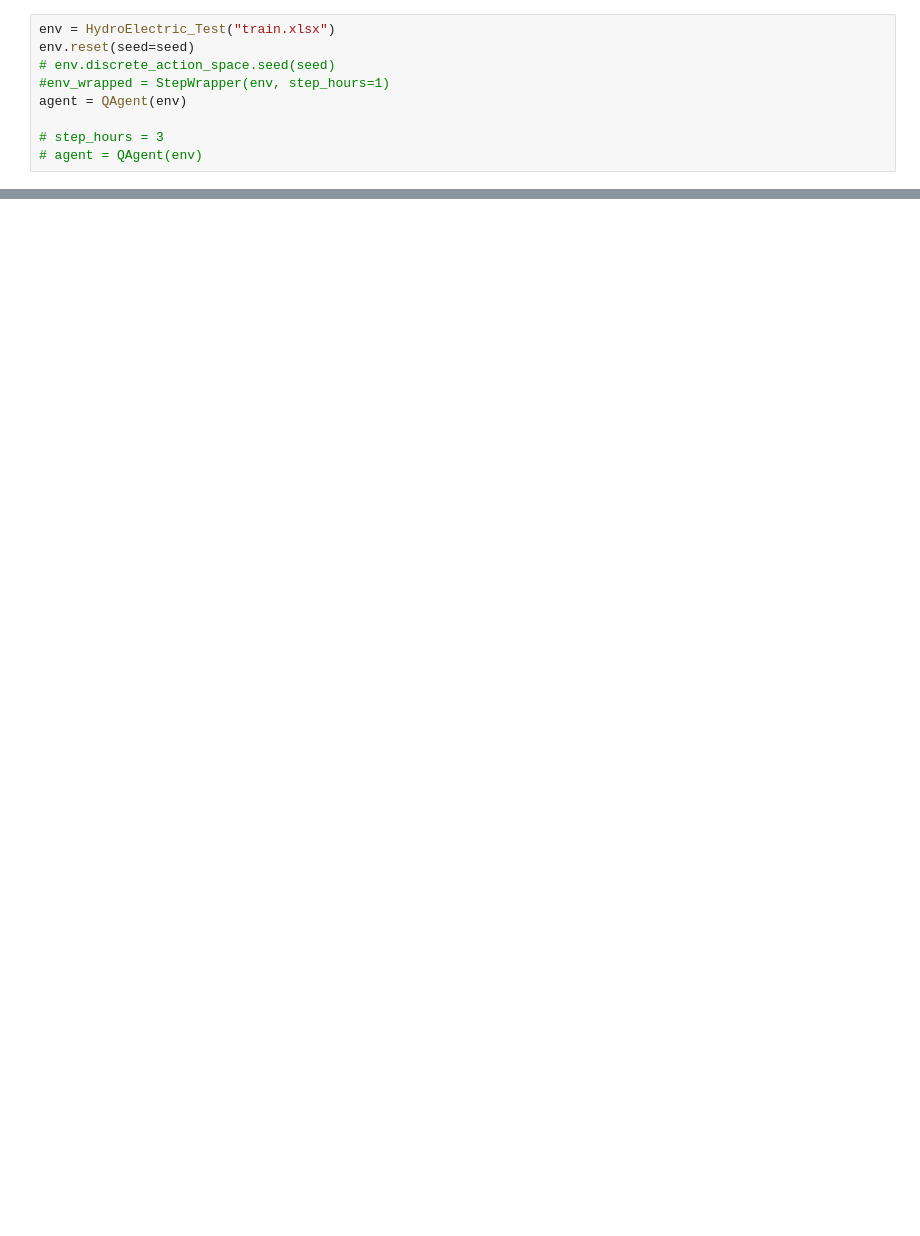
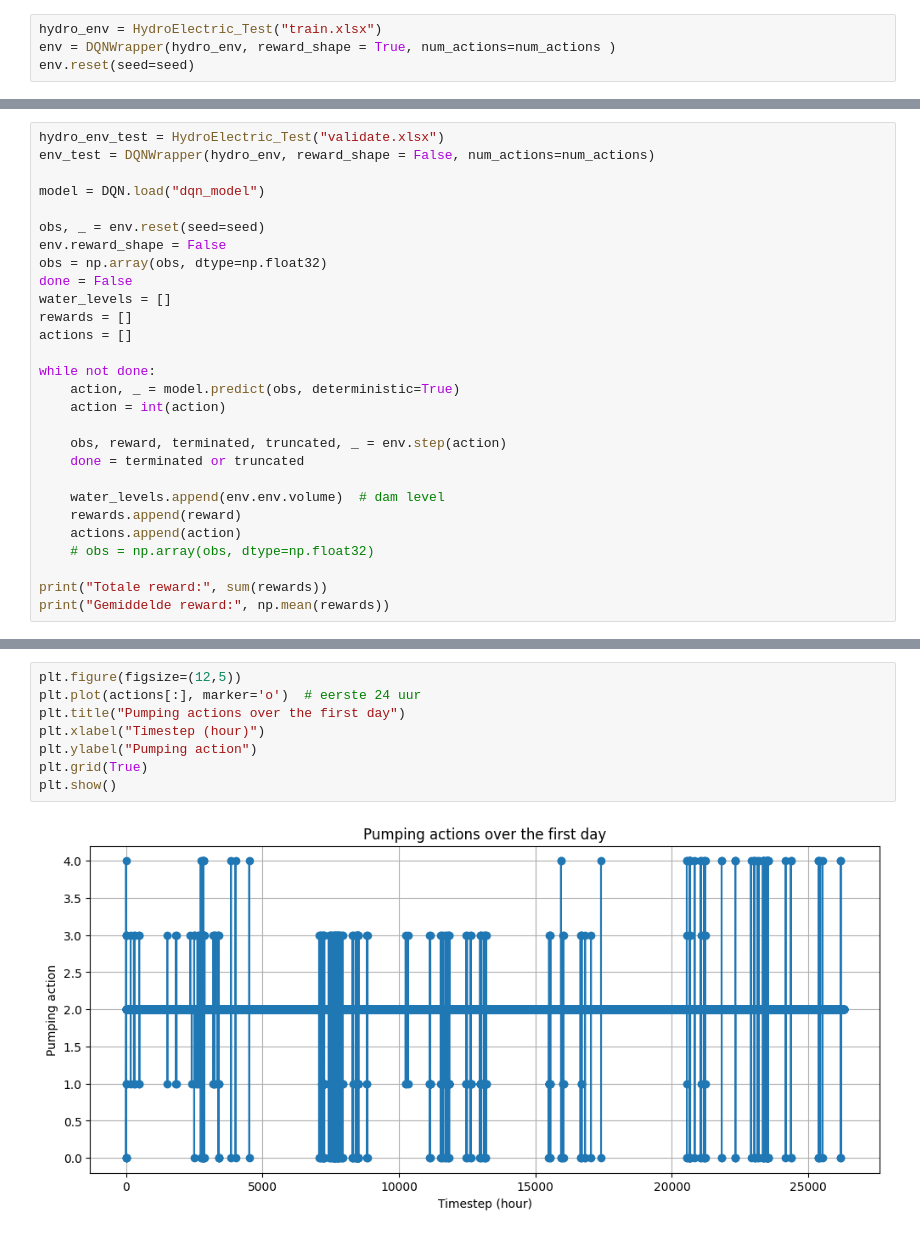
Before and after one commit to HLBurger/project-RL-hydrodam, a Jupyter notebook: notebooks/DQN.ipynb, the cells around one changed output, grey strips where cells are left out. Drawn from its saved outputs; the diff is of its cells as text; blank space fills up the shorter version.

```diff
--- a/notebooks/DQN.ipynb
+++ b/notebooks/DQN.ipynb
@@ -17,9 +25,4 @@ random.seed(seed)
 # %%
-env = HydroElectric_Test("train.xlsx")
+hydro_env = HydroElectric_Test("train.xlsx")
+env = DQNWrapper(hydro_env, reward_shape = True, num_actions=num_actions )
 env.reset(seed=seed)
-# env.discrete_action_space.seed(seed)
-#env_wrapped = StepWrapper(env, step_hours=1)
-agent = QAgent(env)
-
-# step_hours = 3
-# agent = QAgent(env)
@@ -45,0 +97,28 @@ AttributeError: 'HydroElectric_Test' object has no attribute 'observation_space'
+# %%
+hydro_env_test = HydroElectric_Test("validate.xlsx")
+env_test = DQNWrapper(hydro_env, reward_shape = False, num_actions=num_actions)
+
+model = DQN.load("dqn_model")
+
+obs, _ = env.reset(seed=seed)
+env.reward_shape = False
+obs = np.array(obs, dtype=np.float32)
+done = False
+water_levels = []
+rewards = []
+actions = []
+
+while not done:
+    action, _ = model.predict(obs, deterministic=True)
+    action = int(action)
+
+    obs, reward, terminated, truncated, _ = env.step(action)
+    done = terminated or truncated
+
+    water_levels.append(env.env.volume)  # dam level
+    rewards.append(reward)
+    actions.append(action)
+    # obs = np.array(obs, dtype=np.float32)
+
+print("Totale reward:", sum(rewards))
+print("Gemiddelde reward:", np.mean(rewards))
@@ -45,0 +136,10 @@ AttributeError: 'HydroElectric_Test' object has no attribute 'observation_space'
+# %%
+plt.figure(figsize=(12,5))
+plt.plot(actions[:], marker='o')  # eerste 24 uur
+plt.title("Pumping actions over the first day")
+plt.xlabel("Timestep (hour)")
+plt.ylabel("Pumping action")
+plt.grid(True)
+plt.show()
+# %% [output]
+[figure, added]
```
Also changed, not shown: parts of 10 cells of this notebook.
